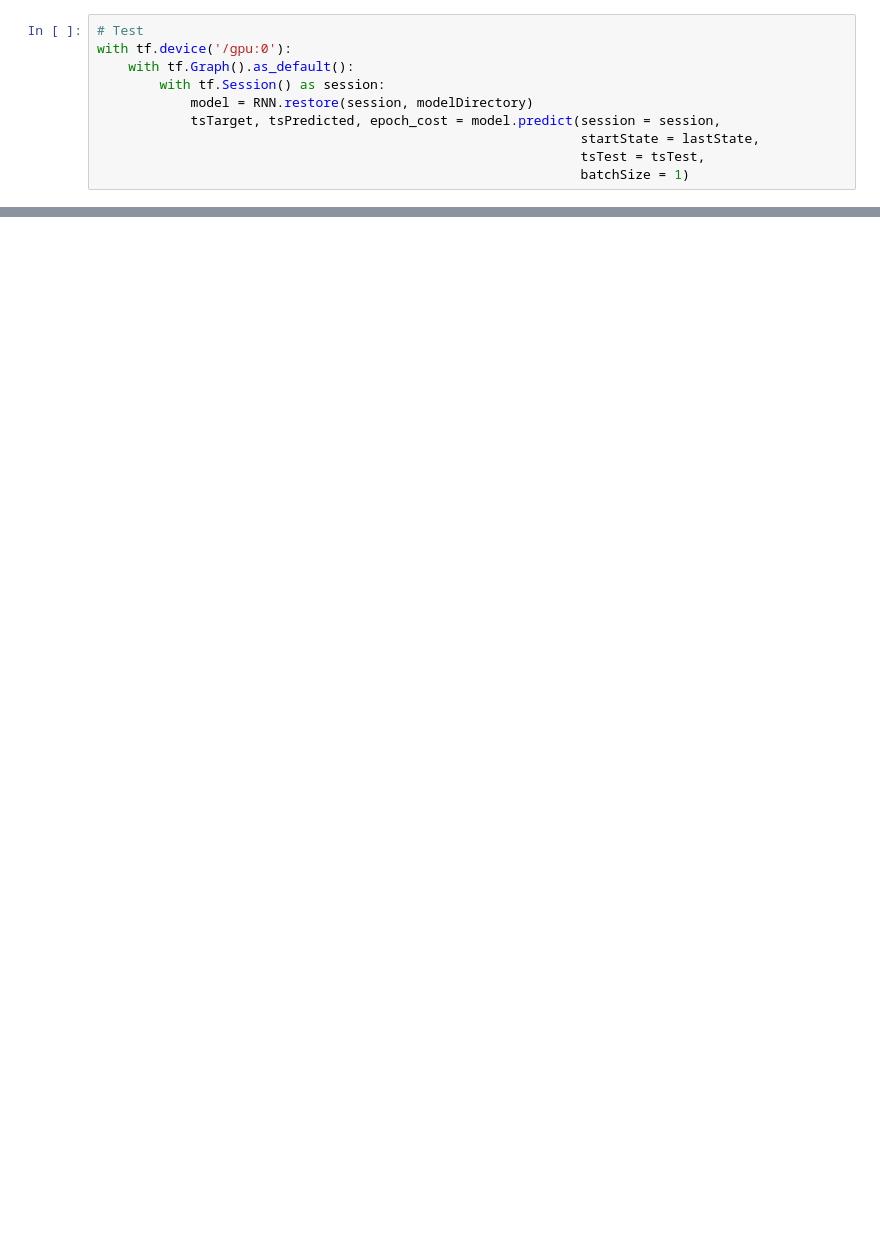
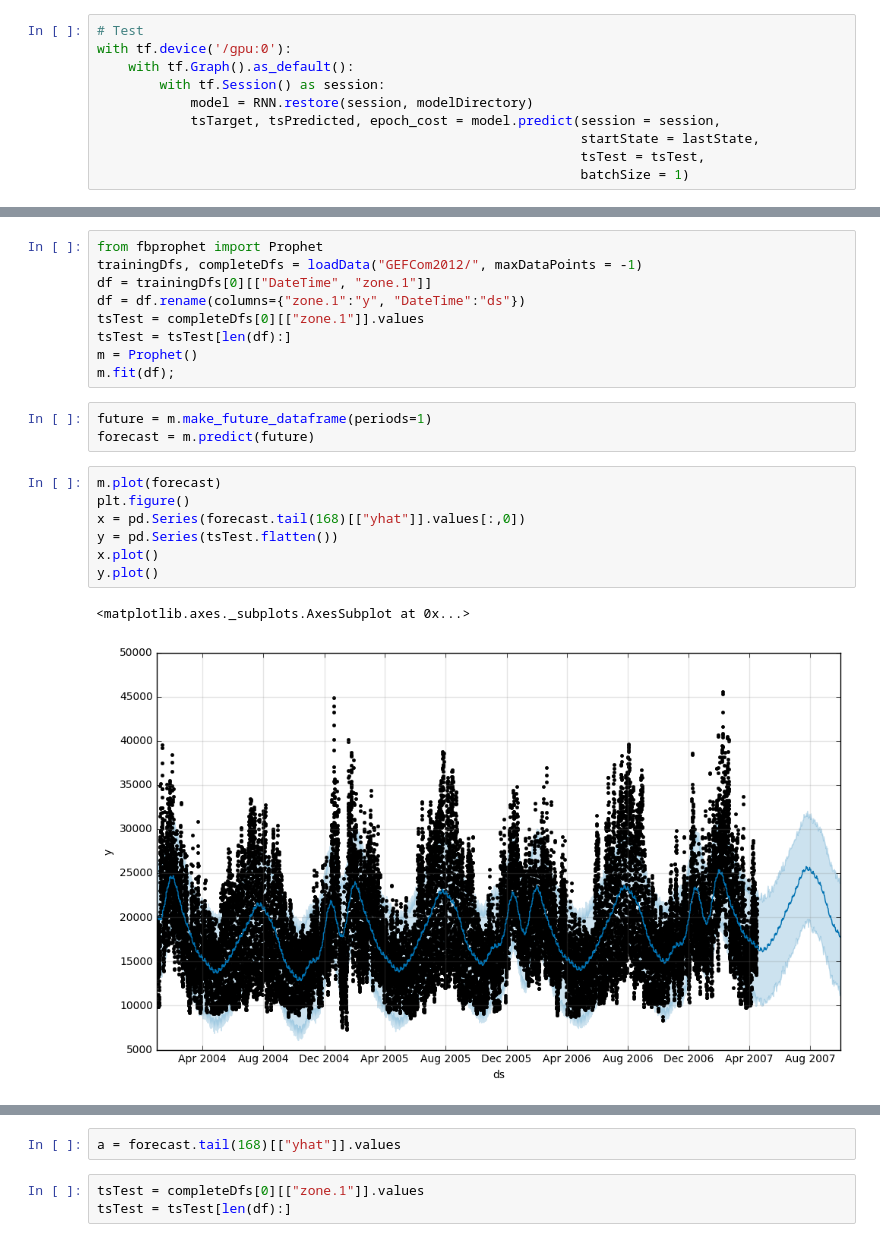
Before and after one commit to Nikasa1889/RNNForecast, a Jupyter notebook: RNNModel.ipynb, the cells around one changed output, grey strips where cells are left out. Saved outputs shown, nothing was run; the diff lists cells and outputs as text; blank space fills up the shorter version.

```diff
--- a/RNNModel.ipynb
+++ b/RNNModel.ipynb
@@ -104,0 +108,22 @@ np.mean(np.abs(x-y)/y)
+# %%
+from fbprophet import Prophet
+trainingDfs, completeDfs = loadData("GEFCom2012/", maxDataPoints = -1)
+df = trainingDfs[0][["DateTime", "zone.1"]]
+df = df.rename(columns={"zone.1":"y", "DateTime":"ds"})
+tsTest = completeDfs[0][["zone.1"]].values
+tsTest = tsTest[len(df):]
+m = Prophet()
+m.fit(df);
+# %%
+future = m.make_future_dataframe(periods=1)
+forecast = m.predict(future)
+# %%
+m.plot(forecast)
+plt.figure()
+x = pd.Series(forecast.tail(168)[["yhat"]].values[:,0])
+y = pd.Series(tsTest.flatten())
+x.plot()
+y.plot()
+# %% [output]
+<matplotlib.axes._subplots.AxesSubplot at 0x...>
+[figure, added]
@@ -104,0 +131,5 @@ np.mean(np.abs(x-y)/y)
+# %%
+a = forecast.tail(168)[["yhat"]].values
+# %%
+tsTest = completeDfs[0][["zone.1"]].values
+tsTest = tsTest[len(df):]
```
Also changed, not shown: parts of 7 cells of this notebook, 1 other file.
